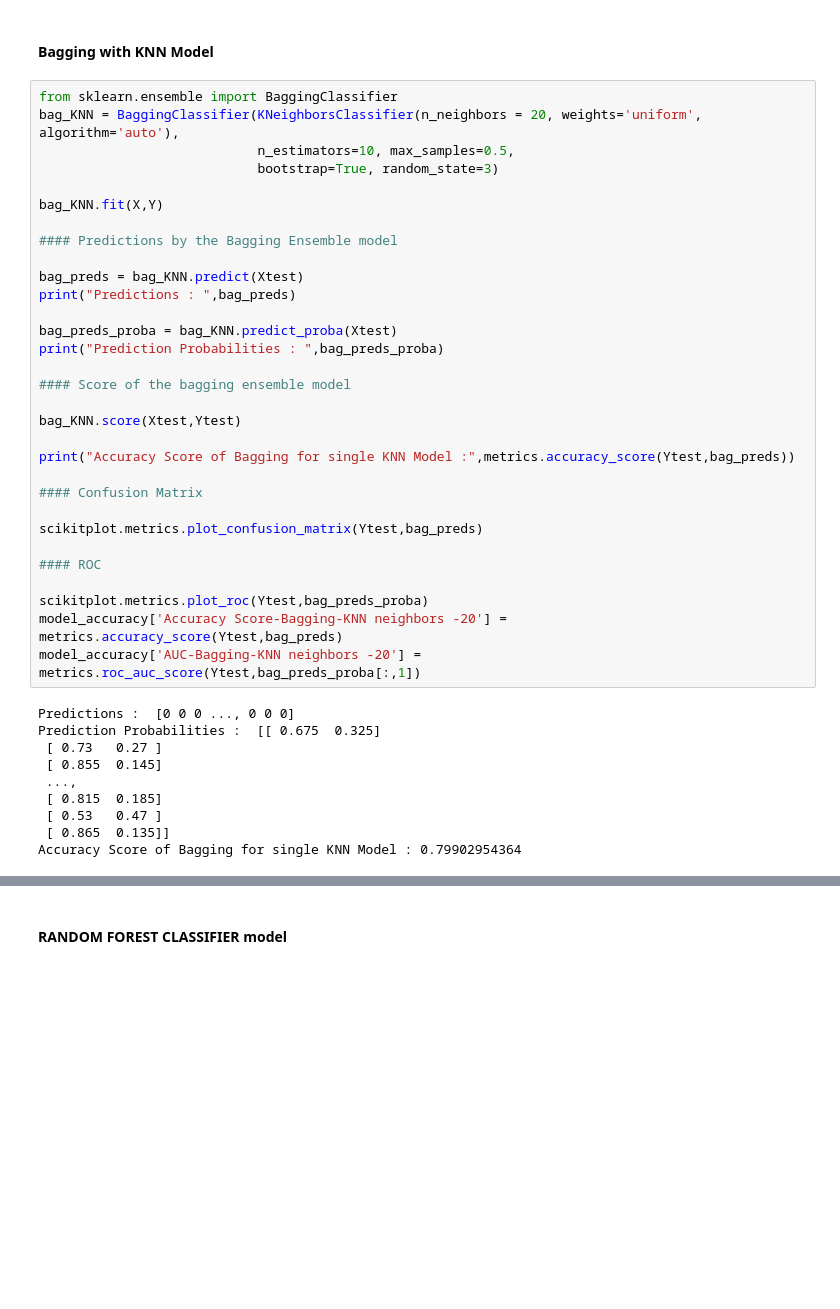
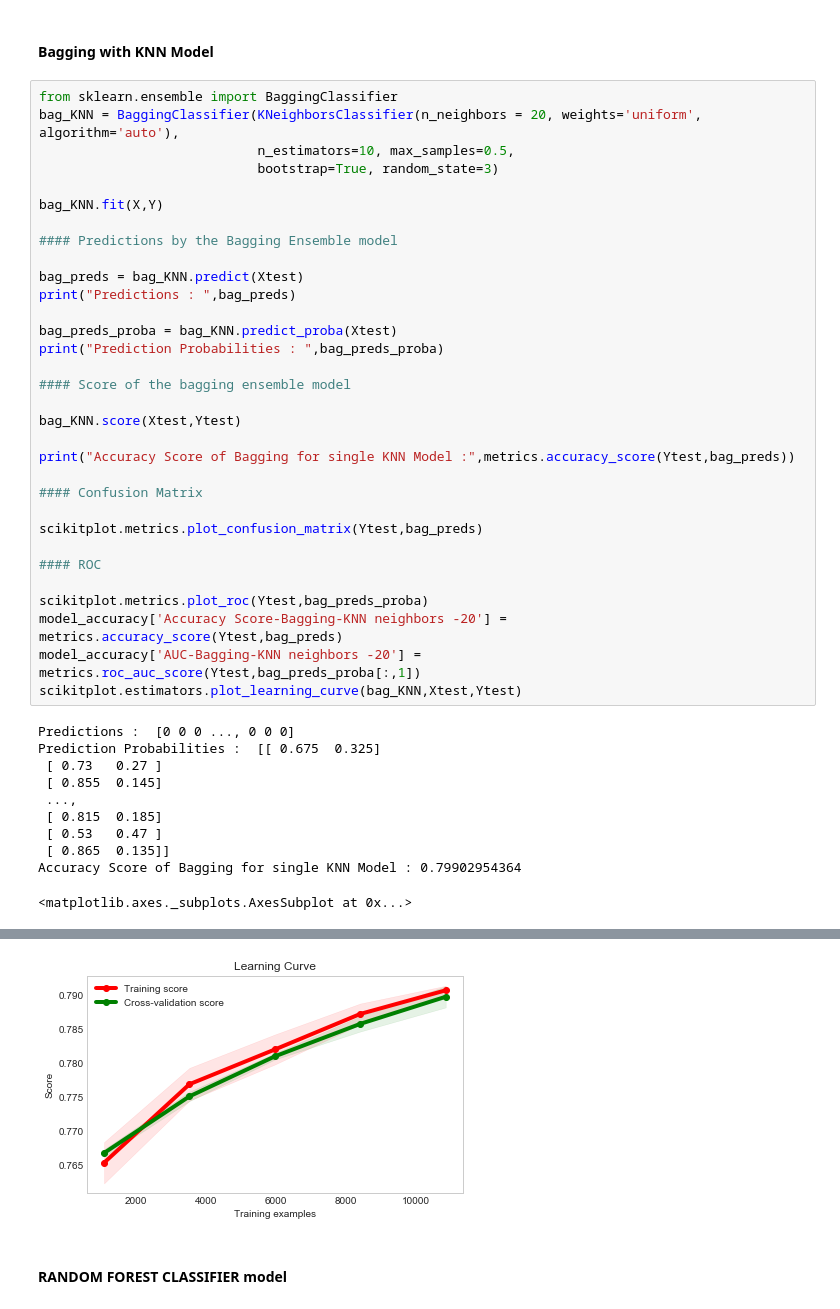
Before and after one commit to plaban1981/Project-3-Classification-Problem, a Jupyter notebook: Project-3-Classification.ipynb, the cells around one changed output, grey strips where cells are left out. Cells and saved outputs as stored; diff of their text form; blank space fills up the shorter version.

```diff
--- a/Project-3-Classification.ipynb
+++ b/Project-3-Classification.ipynb
@@ -1223,33 +1228,36 @@ print("Predictions : ",bag_preds)
 bag_preds_proba = bag_KNN.predict_proba(Xtest)
 print("Prediction Probabilities : ",bag_preds_proba)
 
 #### Score of the bagging ensemble model
 
 bag_KNN.score(Xtest,Ytest)
 
 print("Accuracy Score of Bagging for single KNN Model :",metrics.accuracy_score(Ytest,bag_preds))
 
 #### Confusion Matrix
 
 scikitplot.metrics.plot_confusion_matrix(Ytest,bag_preds)
 
 #### ROC
 
 scikitplot.metrics.plot_roc(Ytest,bag_preds_proba)
 model_accuracy['Accuracy Score-Bagging-KNN neighbors -20'] = metrics.accuracy_score(Ytest,bag_preds)
 model_accuracy['AUC-Bagging-KNN neighbors -20'] = metrics.roc_auc_score(Ytest,bag_preds_proba[:,1])
+scikitplot.estimators.plot_learning_curve(bag_KNN,Xtest,Ytest)
 # %% [output]
 Predictions :  [0 0 0 ..., 0 0 0]
 Prediction Probabilities :  [[ 0.675  0.325]
  [ 0.73   0.27 ]
  [ 0.855  0.145]
  ...,
  [ 0.815  0.185]
  [ 0.53   0.47 ]
  [ 0.865  0.135]]
 Accuracy Score of Bagging for single KNN Model : 0.79902954364
+<matplotlib.axes._subplots.AxesSubplot at 0x...>
 [figure]
 [figure]
+[figure, added]
 # %% [markdown]
 #### RANDOM FOREST CLASSIFIER model
 # %%
```
Also changed, not shown: parts of 6 cells of this notebook.
